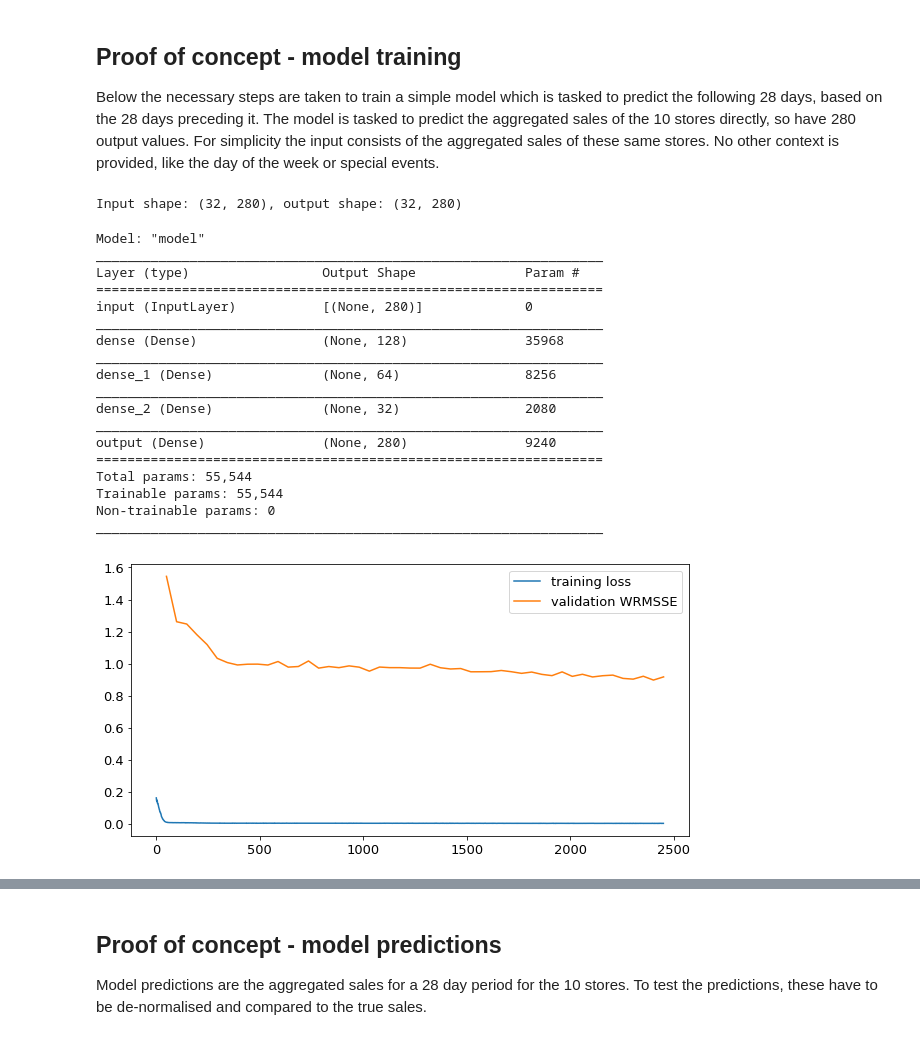
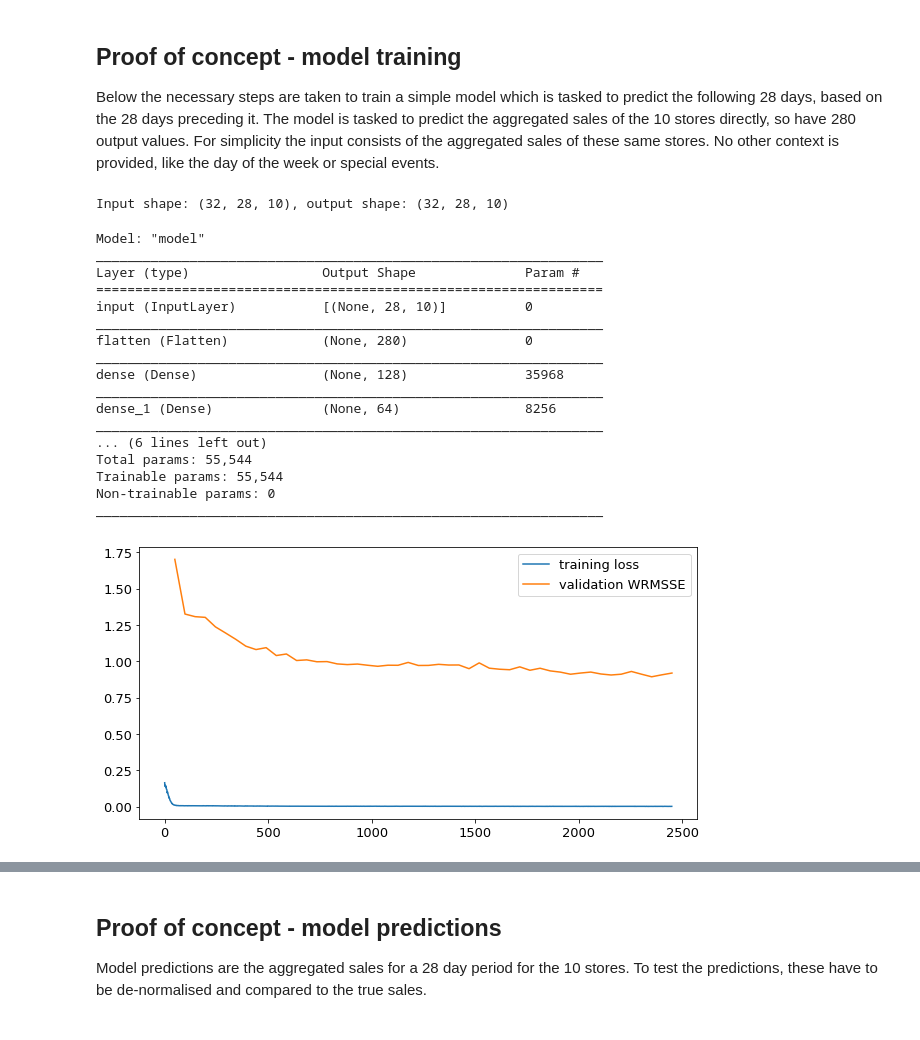
Before and after one commit to joeranbosma/M5Forecast, a Jupyter notebook: aggregate-sales/top-down-stores-proof-of-concept.ipynb, the cells around one changed output, grey strips where cells are left out. Saved outputs shown, nothing was run; the diff lists cells and outputs as text; code cells hidden in the pictures.

Commit message:
Streamlined BatchCreater&Logger and implemented training with single-level WRMSSE

```diff
--- a/baseline/top-down-stores.ipynb
+++ b/aggregate-sales/top-down-stores-proof-of-concept.ipynb
@@ -97,6 +93,7 @@ def preprocess(sales, prices=None, calendar=None, norm=None):
 # %%
 # Get suitable train df
-train_df, features, train_norm = preprocess(sales_train)
+train_df, train_norm = preprocess(sales_train)
+features = train_df.columns
 
 # Set up batch creator
 window_in, window_out = 28, 28
@@ -108,44 +105,48 @@ x, y = next(batch_creator.flow())
 print("Input shape: {}, output shape: {}".format(x.shape, y.shape))
 batch_creator.on_epoch_end()  # reset generator
 # %% [output]
-Input shape: (32, 280), output shape: (32, 280)
+Input shape: (32, 28, 10), output shape: (32, 28, 10)
 # %%
-def get_model(num_features, num_labels):
+def get_model(inp_shape, out_shape):
     # clear previous sessions
     K.clear_session()
 
     # add first layer with correct input size
-    inp = Input(shape=(num_features,), name="input")
+    inp = Input(shape=inp_shape, name="input")
+    # flatten the 28x10 input days x features
+    x = Flatten()(inp)
 
     # build network
-    x = Dense(128, activation='relu')(inp)
+    x = Dense(128, activation='relu')(x)
     x = Dense(64, activation='relu')(x)
     x = Dense(32, activation='relu')(x)
 
     # add output and build model
-    out = Dense(num_labels, activation='linear', name='output')(x)
+    x = Dense(np.prod(out_shape), activation='linear')(x)
+    out = Reshape(out_shape, name='output')(x)
+
     model = Model(inputs=inp, outputs=out)
     model.compile(loss='MSE', optimizer='adam', metrics=['MSE'])
 
     return model
 
-model = get_model(num_features=batch_creator.n_features, num_labels=batch_creator.n_labels)
+model = get_model(inp_shape=(window_in, batch_creator.n_features),
+                  out_shape=(window_out, batch_creator.n_labels))
 model.summary()
 # %% [output]
 Model: "model"
 _________________________________________________________________
 Layer (type)                 Output Shape              Param #
 =================================================================
-input (InputLayer)           [(None, 280)]             0
+input (InputLayer)           [(None, 28, 10)]          0
+_________________________________________________________________
+flatten (Flatten)            (None, 280)               0
 _________________________________________________________________
 dense (Dense)                (None, 128)               35968
 _________________________________________________________________
 dense_1 (Dense)              (None, 64)                8256
 _________________________________________________________________
-dense_2 (Dense)              (None, 32)                2080
-_________________________________________________________________
-output (Dense)               (None, 280)               9240
-=================================================================
+... (6 lines left out)
 Total params: 55,544
 Trainable params: 55,544
 Non-trainable params: 0
@@ -219,31 +224,34 @@ from agent import AgentBase
 
 class AggregateAgent(AgentBase):
     """Agent to predict sales on aggregate level"""
-    def __init__(self, model, train_norm, inp_shape=280):
+    def __init__(self, model, train_norm, features, window_in=28):
         self.model = model
         self.train_norm = train_norm
-        self.inp_shape = inp_shape
+        self.features = features
+        self.window_in = window_in
 
     def predict(self, train_df, val_day_nums):
         # select date columns
-        inp_day_cols = ['d_%d'%(d-28) for d in val_day_nums]
-        out_day_cols = ['d_%d'%d for d in val_day_nums]
+        final_inp_day = min(val_day_nums) - 1
+        first_inp_day = final_inp_day - self.window_in + 1
+        inp_day_idx = ['d_%d'%d for d in range(first_inp_day, final_inp_day+1)]
+        out_day_idx = ['d_%d'%d for d in val_day_nums]
 
-        # predict
-        X = np.array([train_df.loc[inp_day_cols].values.T.reshape(self.inp_shape)])
-        y = model.predict(X)
+        # predict (wrap and unwrap into 'batch' of one)
+        X = np.array([train_df.loc[inp_day_idx, self.features].values])
+        y_pred = model.predict(X)[0]
 
         # reshape, set columns and indices, and de-normalise
-        y = pd.DataFrame(y.reshape(10, 28).T).T
-        y.columns, y.index = out_day_cols, train_df.columns
-        sales_pred = y * self.train_norm
+        sales_pred = pd.DataFrame(y_pred * self.train_norm,
+                                  index=out_day_idx, columns=self.features)
         return sales_pred
 # %%
-logger = Logger(ref=ref, cv_generator=cv_generator, train_norm=train_norm,
-                folds = np.arange(1, 1+10))
+logger = Logger(ref=ref, cv_generator=cv_generator, train_norm=train_norm, features=features,
+                agent=AggregateAgent(model=model, train_norm=train_norm, features=features, window_in=28),
+                preprocess_func=preprocess, folds = np.arange(1, 1+10))
 
 history = model.fit(batch_creator.flow(), epochs=50,
                     steps_per_epoch=batch_creator.n // batch_creator.batch_size,
                     callbacks=[logger])
 # %% [output]
-[figure, old version]
+[figure, new version]
```
Also changed, not shown: parts of 17 cells of this notebook, 3 other files.
